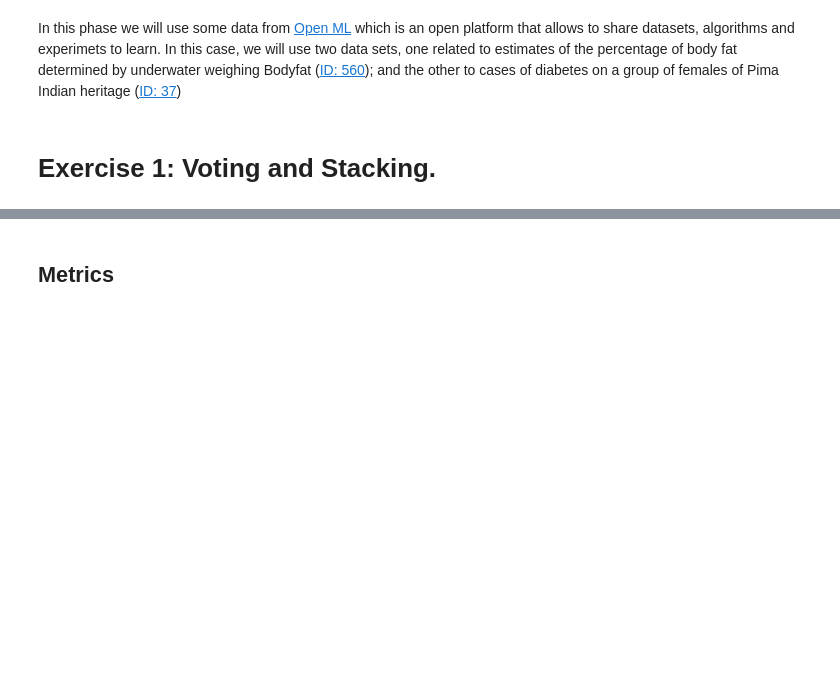
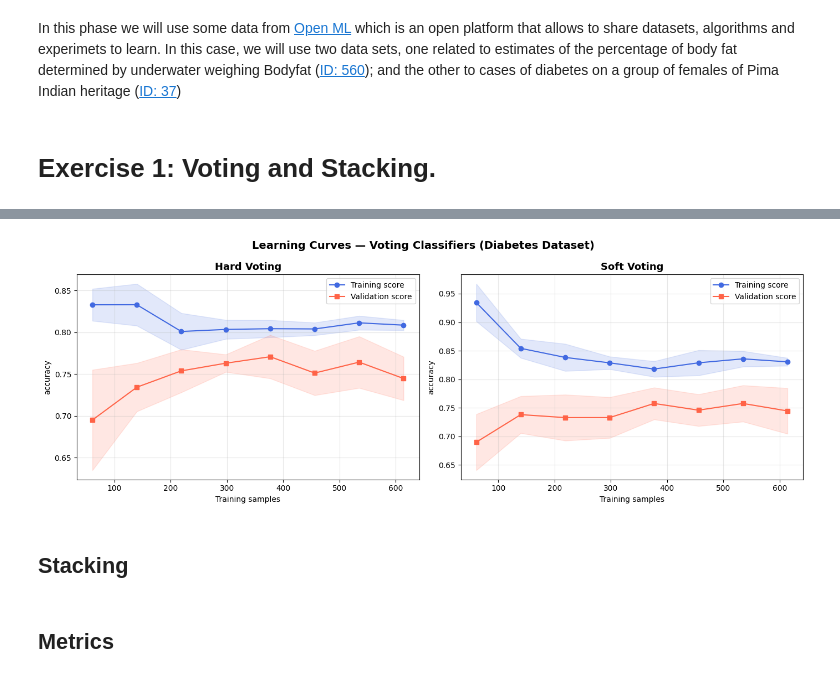
Before and after one commit to Jero2110/Advanced_ML_Phase_3, a Jupyter notebook: analysis/G01_Jeronimo_Ramos_Phase3.ipynb, the cells around one changed output, grey strips where cells are left out. Drawn from its saved outputs; the diff is of its cells as text; code cells hidden in the pictures; blank space fills up the shorter version.

```diff
--- a/analysis/G01_Jeronimo_Ramos_Phase3.ipynb
+++ b/analysis/G01_Jeronimo_Ramos_Phase3.ipynb
@@ -28,0 +264,30 @@ In this phase we will use some data from [Open ML](https://www.openml.org/) whic
+# %%
+cv_strat = StratifiedKFold(n_splits=5, shuffle=True, random_state=42)
+
+fig, axes = plt.subplots(1, 2, figsize=(14, 5))
+fig.suptitle('Learning Curves — Voting Classifiers (Diabetes Dataset)', fontsize=14, fontweight='bold')
+
+plot_learning_curve(
+    VotingClassifier(estimators=class_estimators, voting='hard'),
+    X_class, y_class,
+    title='Hard Voting',
+    cv=cv_strat,
+    scoring='accuracy',
+    ax=axes[0]
+)
+
+plot_learning_curve(
+    VotingClassifier(estimators=class_estimators, voting='soft'),
+    X_class, y_class,
+    title='Soft Voting',
+    cv=cv_strat,
+    scoring='accuracy',
+    ax=axes[1]
+)
+
+plt.tight_layout()
+plt.show()
+# %% [output]
+[figure, added]
+# %% [markdown]
+## Stacking
```
Also changed, not shown: parts of 9 cells of this notebook.
